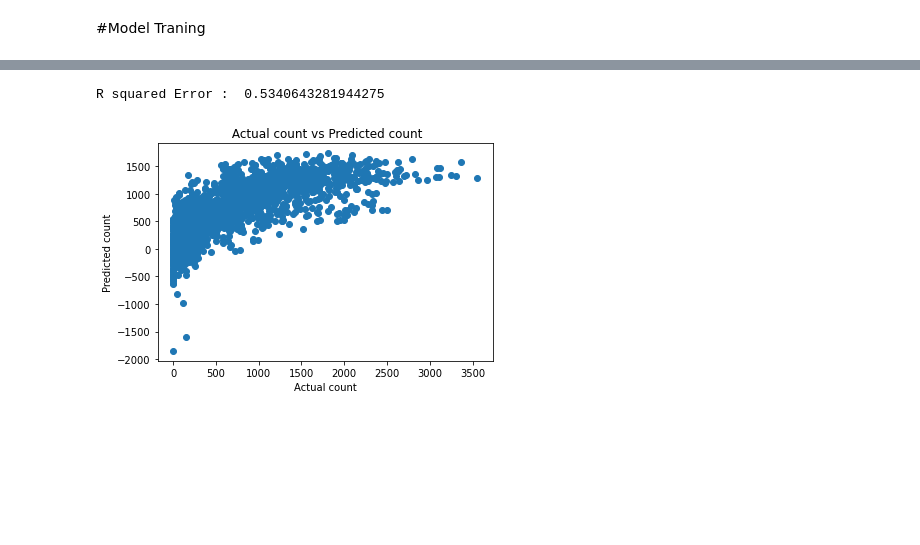
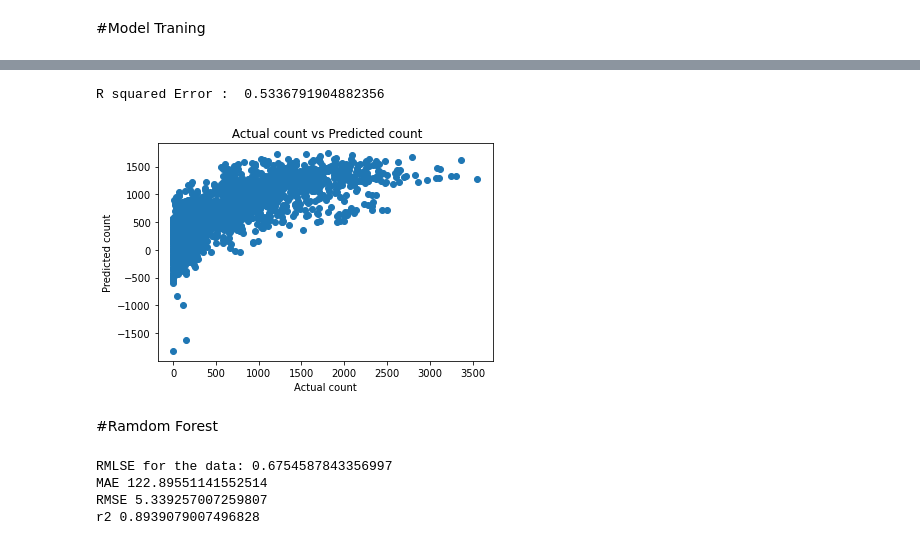
Before and after one commit to soniya1993/Bike-Sharing-Demand-Prediction-, a Jupyter notebook: Bike_Sharing_Demand_Prediction_Capstone_Project_2.ipynb, the cells around one changed output, grey strips where cells are left out. Drawn from its saved outputs; the diff is of its cells as text; code cells hidden in the pictures; blank space fills up the shorter version.

```diff
--- a/Bike_Sharing_Demand_Prediction_Capstone_Project_2.ipynb
+++ b/Bike_Sharing_Demand_Prediction_Capstone_Project_2.ipynb
@@ -265,3 +267,5 @@ sns.heatmap(corr, annot=True, annot_kws={'size':15})
+# %%
+df=df.drop(['Dew point temperature(°C)'],axis=1)
 # %% [markdown]
 **Conclusion**
 
@@ -392,0 +412,6 @@ test_data_prediction = reg.predict(x_test)
+# %%
+lass_reg_model = Lasso()
+lass_reg_model.fit(x_train,y_train)
+y_pred = lass_reg_model.predict(x_train)# prediction on Training data
+error_score = metrics.r2_score(y_train,y_pred )
+print("R squared Error : ", error_score)
@@ -393,14 +429,37 @@ test_data_prediction = reg.predict(x_test)
 # %%
-# R squared Error
-error_score = metrics.r2_score(y_test, test_data_prediction)
+#traning on test data
+y_pred = lass_reg_model.predict(x_test)
+error_score = metrics.r2_score(y_test,y_pred )
 print("R squared Error : ", error_score)
 # %% [output]
-R squared Error :  0.5340643281944275
+R squared Error :  0.5336791904882356
 # %%
-plt.scatter(y_test, test_data_prediction)
+plt.scatter(y_test, y_pred)
 plt.xlabel("Actual count")
 plt.ylabel("Predicted count")
 plt.title(" Actual count vs Predicted count")
 plt.show()
 # %% [output]
-[figure, old version]
+[figure, new version]
+# %% [markdown]
+#Ramdom Forest
+# %%
+RF = RandomForestRegressor(n_estimators=200, random_state=0)
+model = RF.fit(x_train,y_train)
+y_pred = model.predict(x_test)
+
+from sklearn.metrics import mean_squared_log_error
+msle=mean_squared_log_error(y_pred,y_test)
+rmsle=np.sqrt(msle)
+print('RMLSE for the data:',rmsle) # For random forest
+from sklearn.metrics import mean_absolute_error
+print("MAE",mean_absolute_error(y_test,y_pred))
+print("RMSE",np.log(np.sqrt(mean_squared_error(y_test,y_pred))))
+from sklearn.metrics import r2_score
+r2 = r2_score(y_test,y_pred)
+print('r2' ,r2)
+# %% [output]
+RMLSE for the data: 0.6754587843356997
+MAE 122.89551141552514
+RMSE 5.339257007259807
+r2 0.8939079007496828
```
Also changed, not shown: parts of 25 cells of this notebook.
